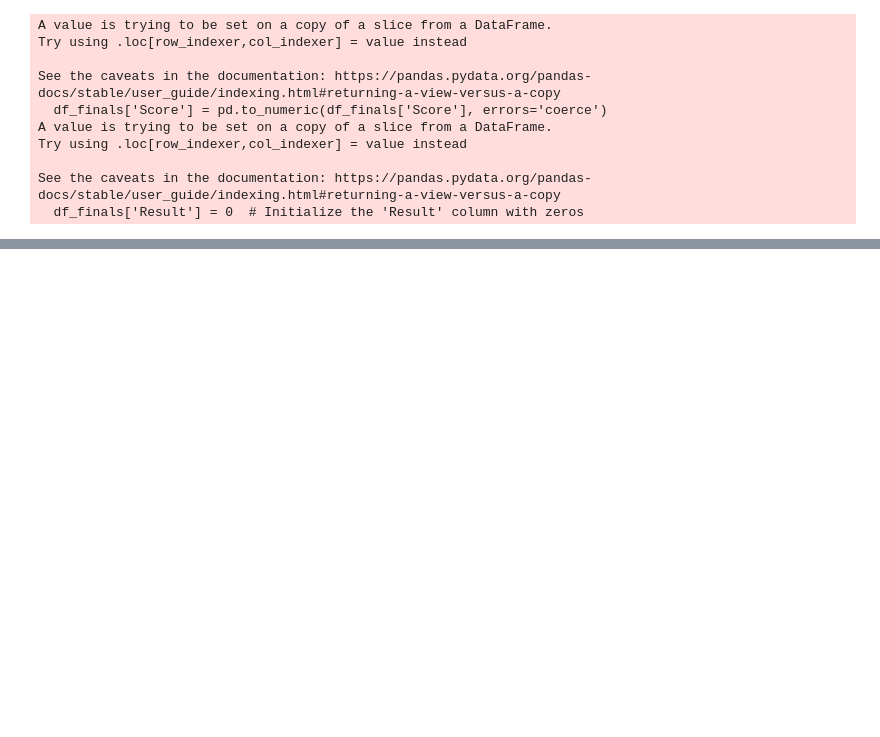
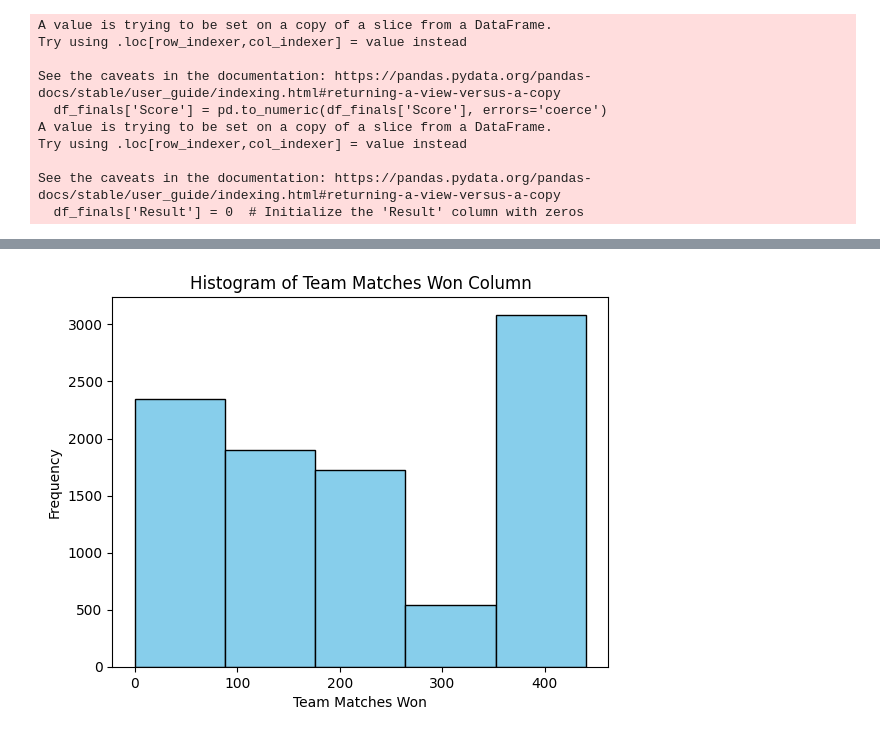
Before and after one commit to jazhu1/CSGOProjML, a Jupyter notebook: CSGOProjML.ipynb, the cells around one changed output, grey strips where cells are left out. Cells and saved outputs as stored; diff of their text form; code cells hidden in the pictures; blank space fills up the shorter version.

```diff
--- a/CSGOProjML.ipynb
+++ b/CSGOProjML.ipynb
@@ -543,0 +565,10 @@ cont_df = df[['KD Diff', 'ADR', 'KAST', 'Rating', 'Kills', 'Deaths',
+# %%
+plt.hist(df_new['Team Matches Won'], bins=5, color='skyblue', edgecolor='black')
+
+plt.xlabel('Team Matches Won')
+plt.ylabel('Frequency')
+plt.title('Histogram of Team Matches Won Column')
+
+plt.show()
+# %% [output]
+[figure, added]
```
Also changed, not shown: parts of 6 cells of this notebook.
